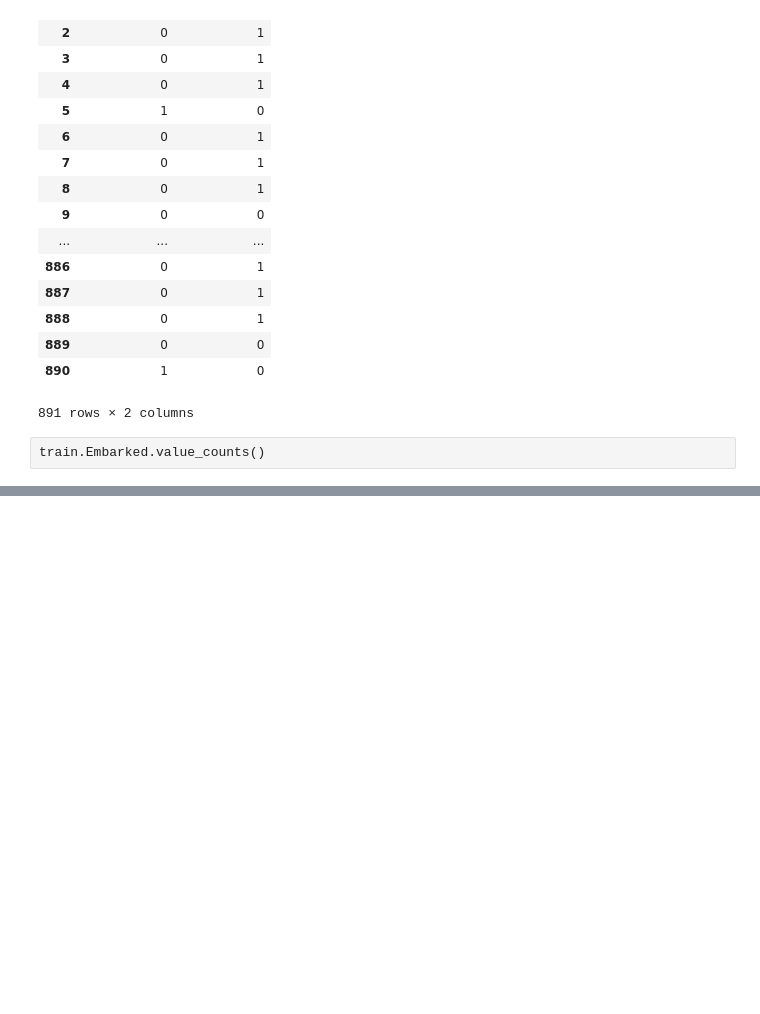
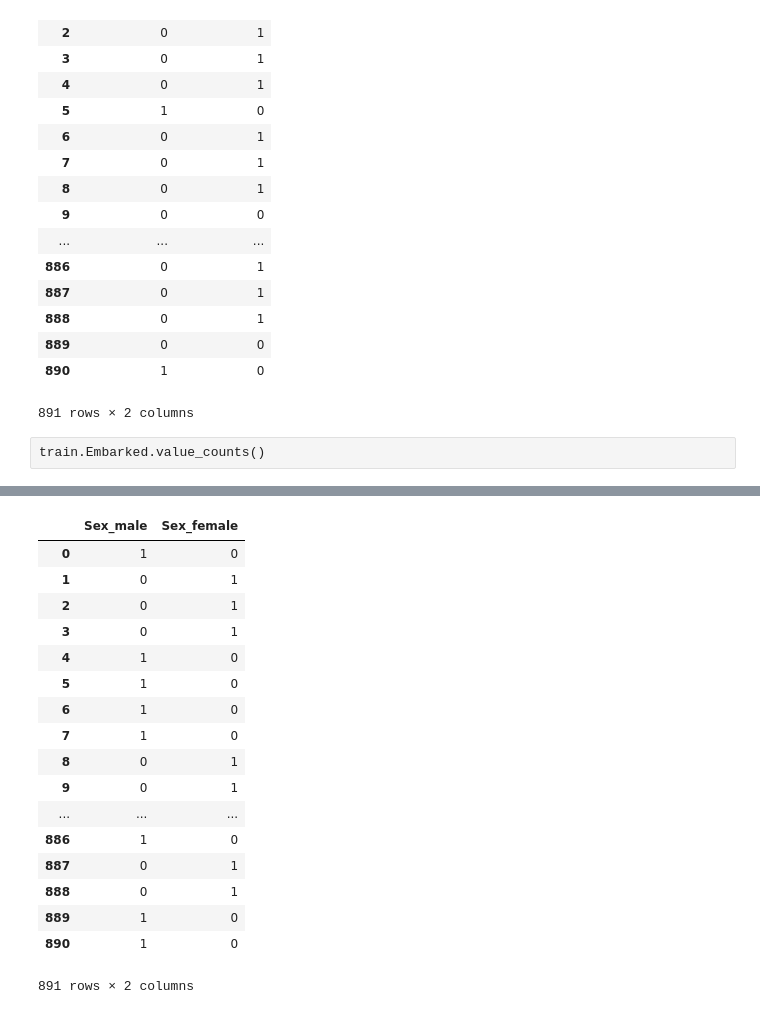
Before and after one commit to susiejojo/pandas_exercises, a Jupyter notebook: Lecture Assignments/Lec24.ipynb, the cells around one changed output, grey strips where cells are left out. Saved outputs shown, nothing was run; the diff lists cells and outputs as text; code cells hidden in the pictures; blank space fills up the shorter version.

```diff
--- a/Lecture Assignments/Lec24.ipynb
+++ b/Lecture Assignments/Lec24.ipynb
@@ -44,0 +54,21 @@ train=pd.concat([train])
+# %%
+pd.get_dummies(train,columns=['Sex','Embarked']).loc[:,['Sex_male','Sex_female']]
+# %% [output]
+|  | Sex_male | Sex_female |
+| 0 | 1 | 0 |
+| 1 | 0 | 1 |
+| 2 | 0 | 1 |
+| 3 | 0 | 1 |
+| 4 | 1 | 0 |
+| 5 | 1 | 0 |
+| 6 | 1 | 0 |
+| 7 | 1 | 0 |
+| 8 | 0 | 1 |
+| 9 | 0 | 1 |
+| ... | ... | ... |
+| 886 | 1 | 0 |
+| 887 | 0 | 1 |
+| 888 | 0 | 1 |
+| 889 | 1 | 0 |
+| 890 | 1 | 0 |
+891 rows × 2 columns
```
Also changed, not shown: parts of 4 cells of this notebook.
